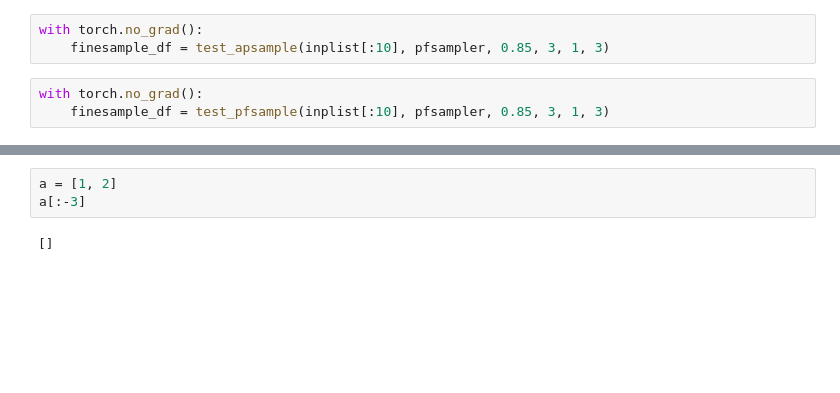
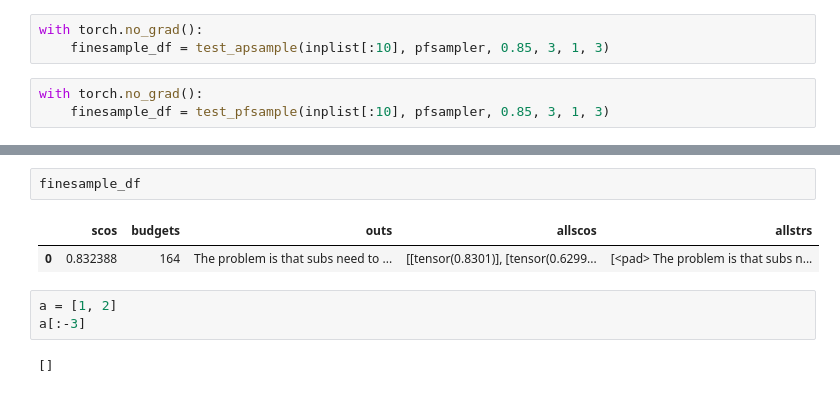
Before and after one commit to PrasannS/tfr-decoding, a Jupyter notebook: explore_pfsamp.ipynb, the cells around one changed output, grey strips where cells are left out. Saved outputs shown, nothing was run; the diff lists cells and outputs as text; blank space fills up the shorter version.

```diff
--- a/explore_pfsamp.ipynb
+++ b/explore_pfsamp.ipynb
@@ -64,3 +79,8 @@ with torch.no_grad():
+# %%
+finesample_df
+# %% [output]
+|  | scos | budgets | outs | allscos | allstrs |
+| 0 | 0.832388 | 164 | The problem is that subs need to ... | [[tensor(0.8301)], [tensor(0.6299... | [<pad> The problem is that subs n... |
 # %%
 a = [1, 2]
 a[:-3]
```
Also changed, not shown: parts of 11 cells of this notebook, 3 other files.
